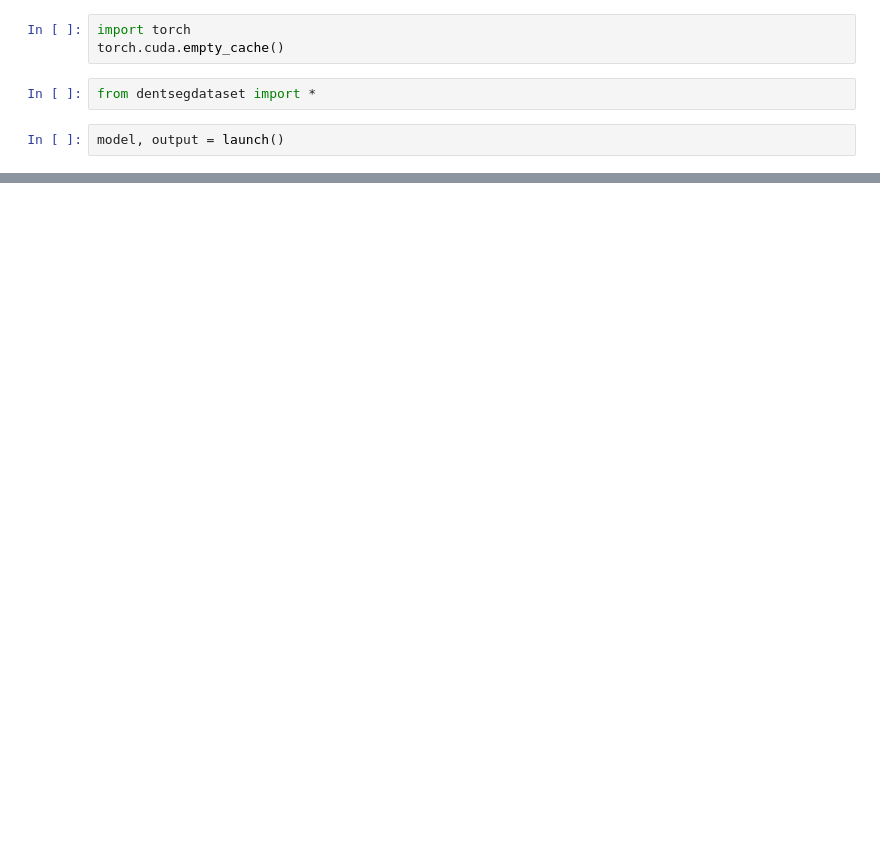
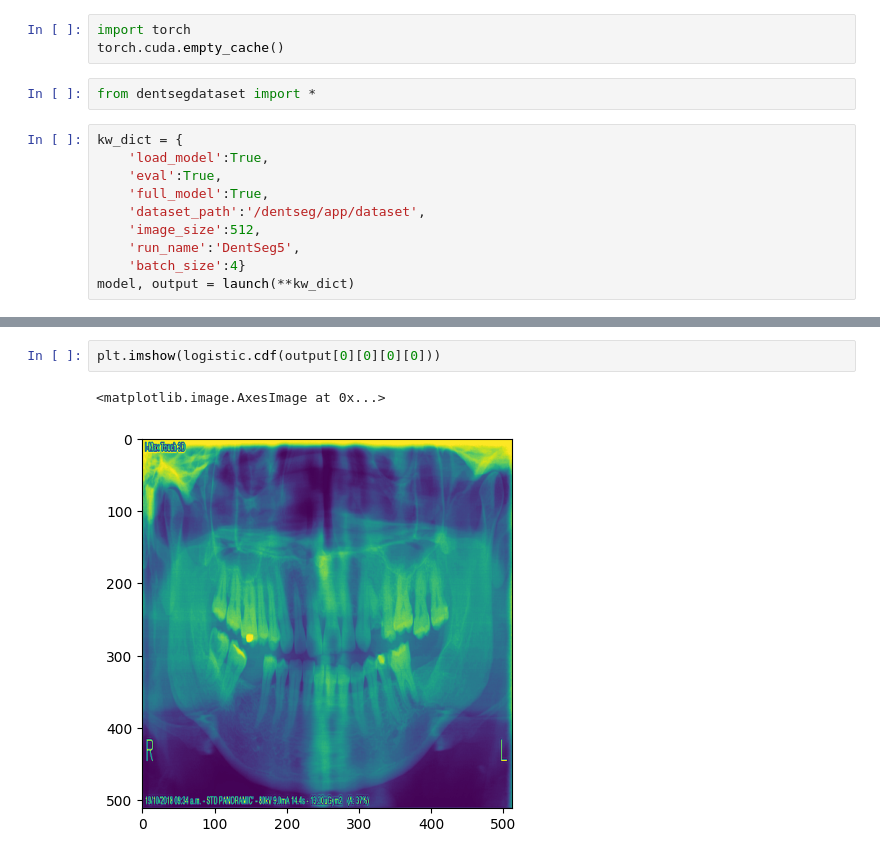
Before and after one commit to AlyxKing/DentSeg, a Jupyter notebook: app/src/dentseg.ipynb, the cells around one changed output, grey strips where cells are left out. Cells and saved outputs as stored; diff of their text form; blank space fills up the shorter version.

```diff
--- a/app/src/dentseg.ipynb
+++ b/app/src/dentseg.ipynb
@@ -4,5 +4,13 @@ torch.cuda.empty_cache()
 # %%
 from dentsegdataset import *
 # %%
-model, output = launch()
+kw_dict = {
+    'load_model':True,
+    'eval':True,
+    'full_model':True,
+    'dataset_path':'/dentseg/app/dataset',
+    'image_size':512,
+    'run_name':'DentSeg5',
+    'batch_size':4}
+model, output = launch(**kw_dict)
 # %% [output]
@@ -9,0 +42,5 @@ OutOfMemoryError: CUDA out of memory. Tried to allocate 38.00 MiB (GPU 0; 9.77 G
+# %%
+plt.imshow(logistic.cdf(output[0][0][0][0]))
+# %% [output]
+<matplotlib.image.AxesImage at 0x...>
+[figure, added]
```
Also changed, not shown: parts of 3 cells of this notebook, 2 other files.
